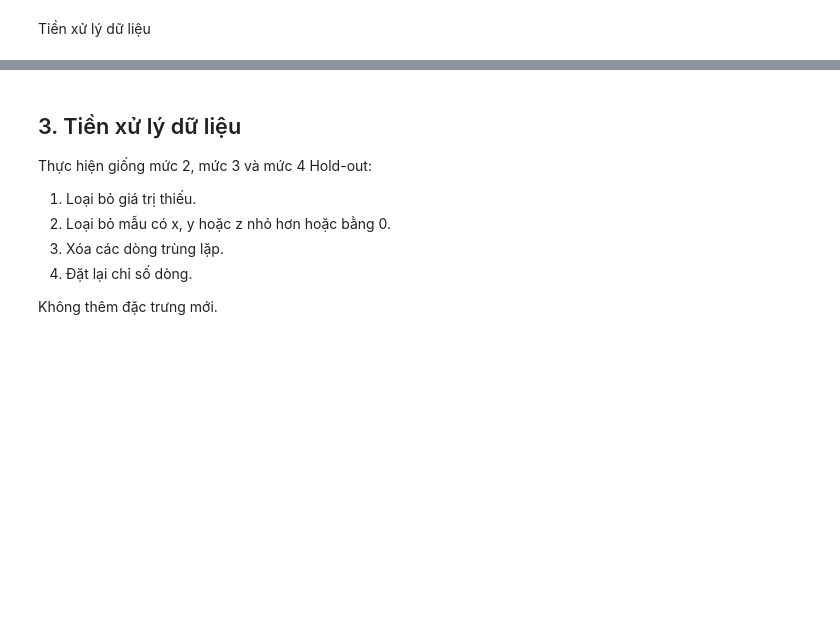
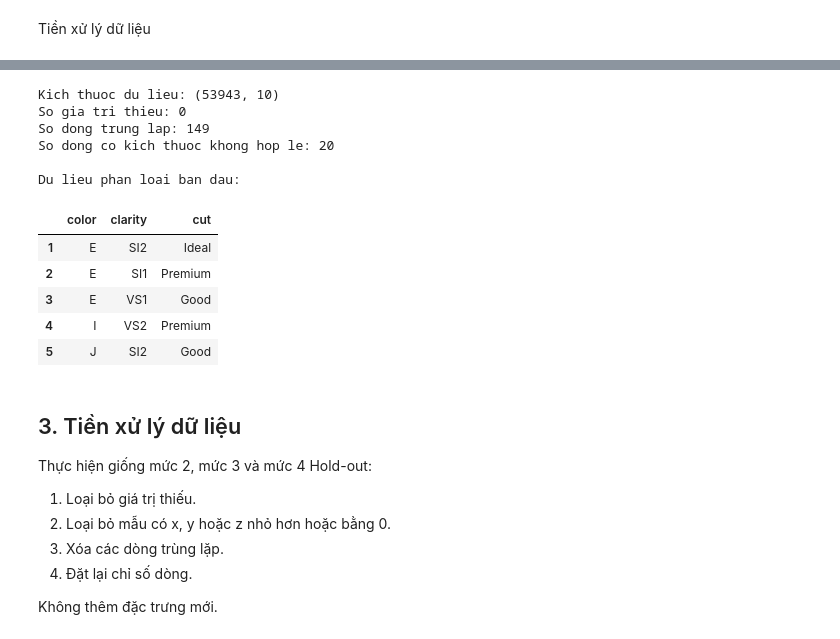
Before and after one commit to futhyganka/DiamondPrediction, a Jupyter notebook: experiments/random_forest/4_RandomForest_Kfold.ipynb, the cells around one changed output, grey strips where cells are left out. Drawn from its saved outputs; the diff is of its cells as text; code cells hidden in the pictures; blank space fills up the shorter version.

```diff
--- a/experiments/random_forest/4_RandomForest_Kfold.ipynb
+++ b/experiments/random_forest/4_RandomForest_Kfold.ipynb
@@ -162,3 +90,48 @@ Kích thước tập dữ liệu sau tiền xử lý: (53775, 10)
+# %%
+# CELL 4: KIEM TRA DU LIEU BAN DAU
+
+# Sao chep du lieu goc
+# Khong ma hoa cut, color, clarity tai day
+# Vi viec ma hoa se duoc thuc hien trong Pipeline
+
+# Loai bo cot chi so neu co
+if "Unnamed: 0" in diamonds.columns:
+    diamonds = diamonds.drop(columns=["Unnamed: 0"])
+
+# In kich thuoc du lieu ban dau
+print("Kich thuoc du lieu:", diamonds.shape)
+
+# Kiem tra gia tri thieu
+print("So gia tri thieu:", diamonds.isnull().sum().sum())
+
+# Kiem tra dong trung lap
+print("So dong trung lap:", diamonds.duplicated().sum())
+
+# Kiem tra du lieu khong hop le
+invalid_dimensions = (
+    (diamonds["x"] <= 0) |
+    (diamonds["y"] <= 0) |
+    (diamonds["z"] <= 0)
+).sum()
+
+print("So dong co kich thuoc khong hop le:", invalid_dimensions)
+
+# Kiem tra cac cot phan loai
+print("\nDu lieu phan loai ban dau:")
+display(diamonds[["color", "clarity", "cut"]].head())
+# %% [output]
+Kich thuoc du lieu: (53943, 10)
+So gia tri thieu: 0
+So dong trung lap: 149
+So dong co kich thuoc khong hop le: 20
+
+Du lieu phan loai ban dau:
+|  | color | clarity | cut |
+| 1 | E | SI2 | Ideal |
+| 2 | E | SI1 | Premium |
+| 3 | E | VS1 | Good |
+| 4 | I | VS2 | Premium |
+| 5 | J | SI2 | Good |
 # %% [markdown]
 
 ## 3. Tiền xử lý dữ liệu
```
Also changed, not shown: parts of 4 cells of this notebook, 1 other file.
